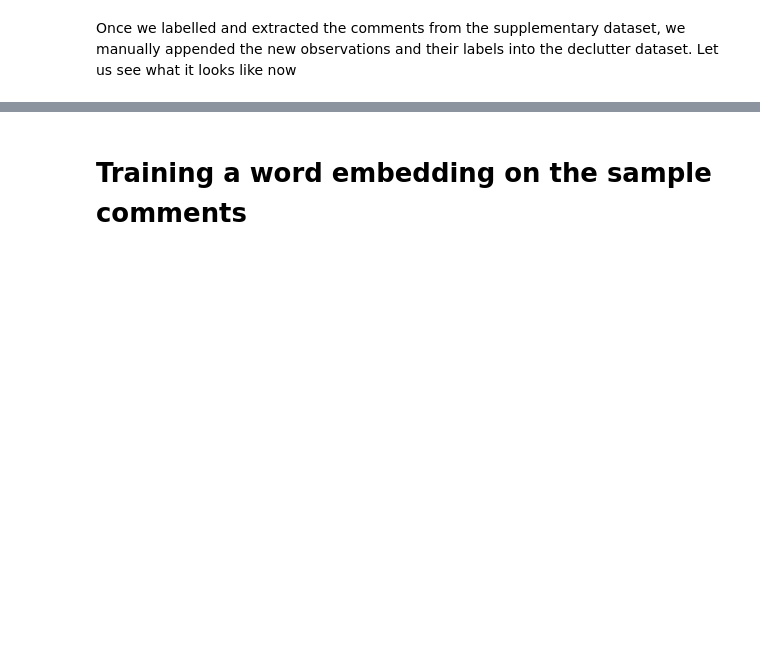
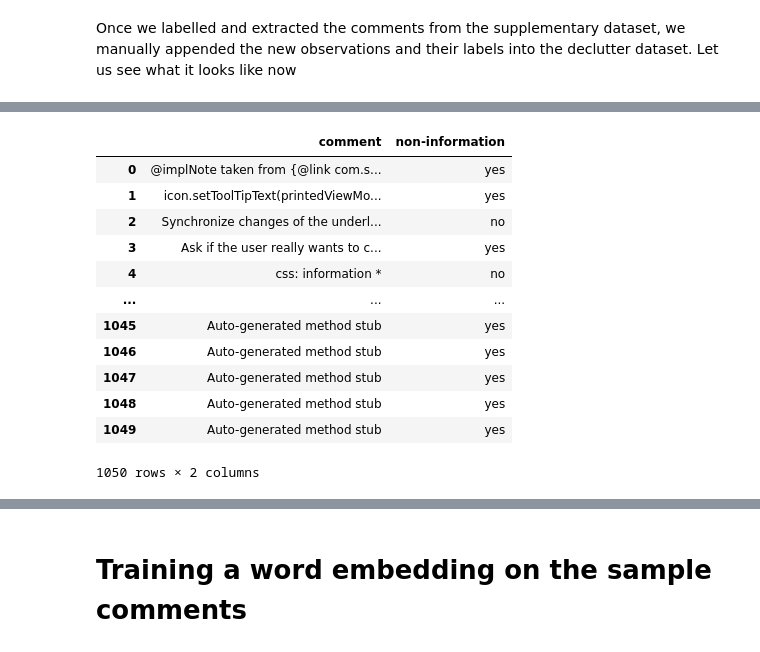
Before and after one commit to mehrotrasan16/declutter, a Jupyter notebook: CS515-Declutter.ipynb, the cells around one changed output, grey strips where cells are left out. Saved outputs shown, nothing was run; the diff lists cells and outputs as text; code cells hidden in the pictures; blank space fills up the shorter version.

```diff
--- a/CS515-Declutter.ipynb
+++ b/CS515-Declutter.ipynb
@@ -23,7 +34,7 @@ os.listdir()
 # %% [markdown]
 We first explore the declutter dataset, a skeletal dataset consisting of nothing but the comment, the link to its source file with a line number, and its label. It consists of a thousand rows.
 # %%
-declutter = pd.read_csv("declutter-gold_DevelopmentSet_orig.csv")
+declutter = pd.read_csv("declutter-gold_DevelopmentSet.csv")
 print(len(declutter))
 declutter.head()
 # %% [output]
@@ -328,0 +1044,2 @@ declutter.head()
+# %%
+labelled_data = declutter[["comment","non-information"]]
@@ -328,0 +1050,16 @@ declutter.head()
+# %%
+labelled_data
+# %% [output]
+|  | comment | non-information |
+| 0 | @implNote taken from {@link com.s... | yes |
+| 1 | icon.setToolTipText(printedViewMo... | yes |
+| 2 | Synchronize changes of the underl... | no |
+| 3 | Ask if the user really wants to c... | yes |
+| 4 | css: information * | no |
+| ... | ... | ... |
+| 1045 | Auto-generated method stub | yes |
+| 1046 | Auto-generated method stub | yes |
+| 1047 | Auto-generated method stub | yes |
+| 1048 | Auto-generated method stub | yes |
+| 1049 | Auto-generated method stub | yes |
+1050 rows × 2 columns
```
Also changed, not shown: parts of 111 cells of this notebook, 1 other file.
